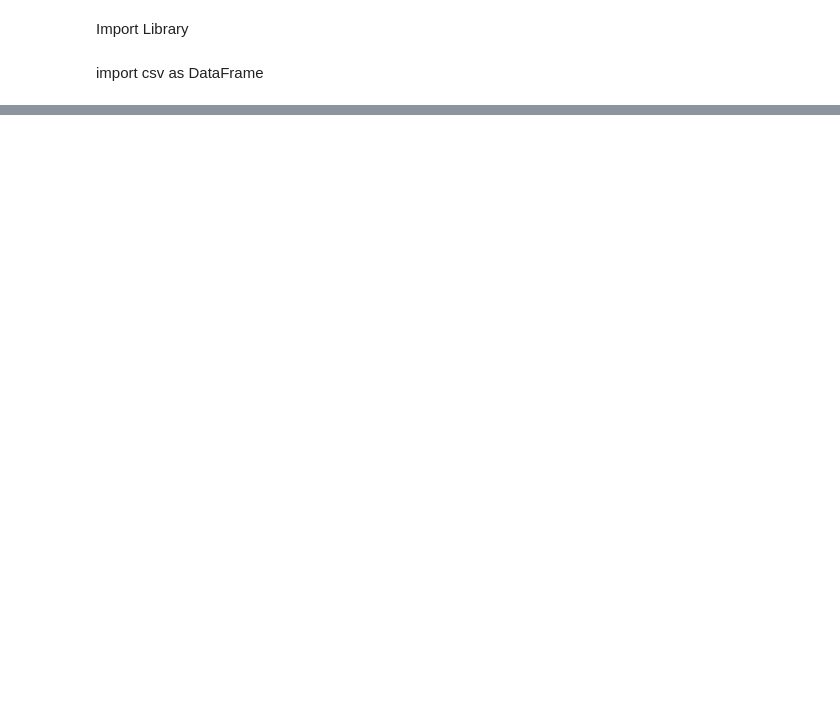
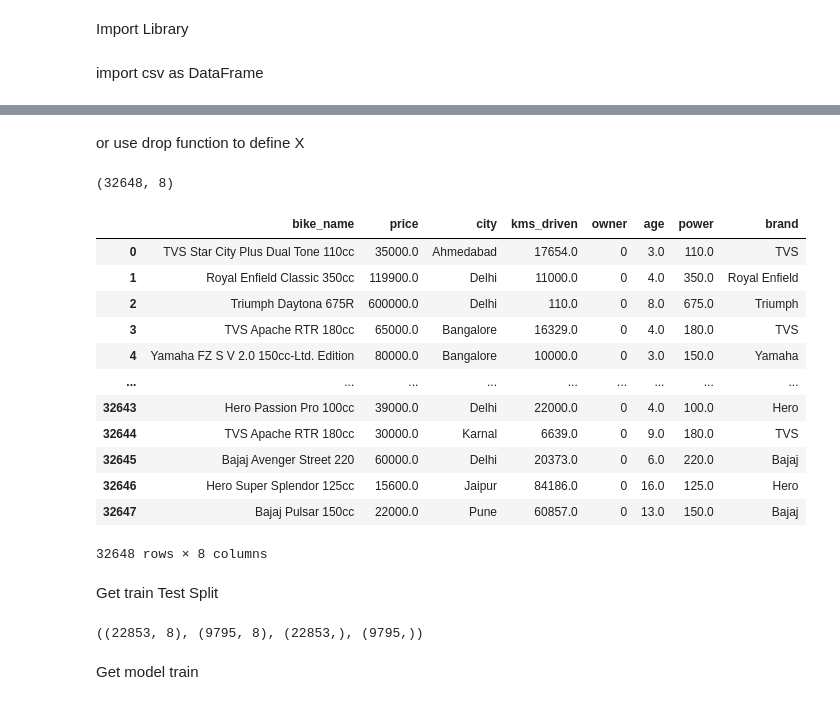
Before and after one commit to ExploreUrSELF/internship, a Jupyter notebook: bike_price_prediction.ipynb, the cells around one changed output, grey strips where cells are left out. Drawn from its saved outputs; the diff is of its cells as text; code cells hidden in the pictures; blank space fills up the shorter version.

```diff
--- a/bike_price_prediction.ipynb
+++ b/bike_price_prediction.ipynb
@@ -8,4 +10,4 @@ import numpy as np
 # %% [markdown]
 import csv as DataFrame
 # %%
-df=pd.read_csv(r'https://github.com/ExploreUrSELF/internship/blob/main/Used_Bikes.csv')
+df=pd.read_csv("Used_Bikes.csv")
@@ -13,0 +36,2 @@ ParserError: ignored
+# %%
+df=df.dropna()
@@ -13,0 +115,2 @@ ParserError: ignored
+# %%
+df.replace({'owner':{'First Owner':0,'Second Owner':1,'Third Owner':2,'Fourth Owner':3}},inplace=True)
@@ -13,0 +142,5 @@ ParserError: ignored
+# %%
+X=df[['bike_name', 'price', 'kms_driven', 'owner', 'age', 'power',
+       'brand']]
+# %% [markdown]
+or use drop function to define X
@@ -13,0 +149,22 @@ ParserError: ignored
+# %%
+X.shape
+# %% [output]
+(32648, 8)
+# %%
+X
+# %% [output]
+|  | bike_name | price | city | kms_driven | owner | age | power | brand |
+| 0 | TVS Star City Plus Dual Tone 110cc | 35000.0 | Ahmedabad | 17654.0 | 0 | 3.0 | 110.0 | TVS |
+| 1 | Royal Enfield Classic 350cc | 119900.0 | Delhi | 11000.0 | 0 | 4.0 | 350.0 | Royal Enfield |
+| 2 | Triumph Daytona 675R | 600000.0 | Delhi | 110.0 | 0 | 8.0 | 675.0 | Triumph |
+| 3 | TVS Apache RTR 180cc | 65000.0 | Bangalore | 16329.0 | 0 | 4.0 | 180.0 | TVS |
+| 4 | Yamaha FZ S V 2.0 150cc-Ltd. Edition | 80000.0 | Bangalore | 10000.0 | 0 | 3.0 | 150.0 | Yamaha |
+| ... | ... | ... | ... | ... | ... | ... | ... | ... |
+| 32643 | Hero Passion Pro 100cc | 39000.0 | Delhi | 22000.0 | 0 | 4.0 | 100.0 | Hero |
+| 32644 | TVS Apache RTR 180cc | 30000.0 | Karnal | 6639.0 | 0 | 9.0 | 180.0 | TVS |
+| 32645 | Bajaj Avenger Street 220 | 60000.0 | Delhi | 20373.0 | 0 | 6.0 | 220.0 | Bajaj |
+| 32646 | Hero Super Splendor 125cc | 15600.0 | Jaipur | 84186.0 | 0 | 16.0 | 125.0 | Hero |
+| 32647 | Bajaj Pulsar 150cc | 22000.0 | Pune | 60857.0 | 0 | 13.0 | 150.0 | Bajaj |
+32648 rows × 8 columns
+# %% [markdown]
+Get train Test Split
@@ -13,0 +175,6 @@ ParserError: ignored
+# %%
+X_train.shape,X_test.shape,y_train.shape,y_test.shape
+# %% [output]
+((22853, 8), (9795, 8), (22853,), (9795,))
+# %% [markdown]
+Get model train
```
Also changed, not shown: parts of 46 cells of this notebook.
